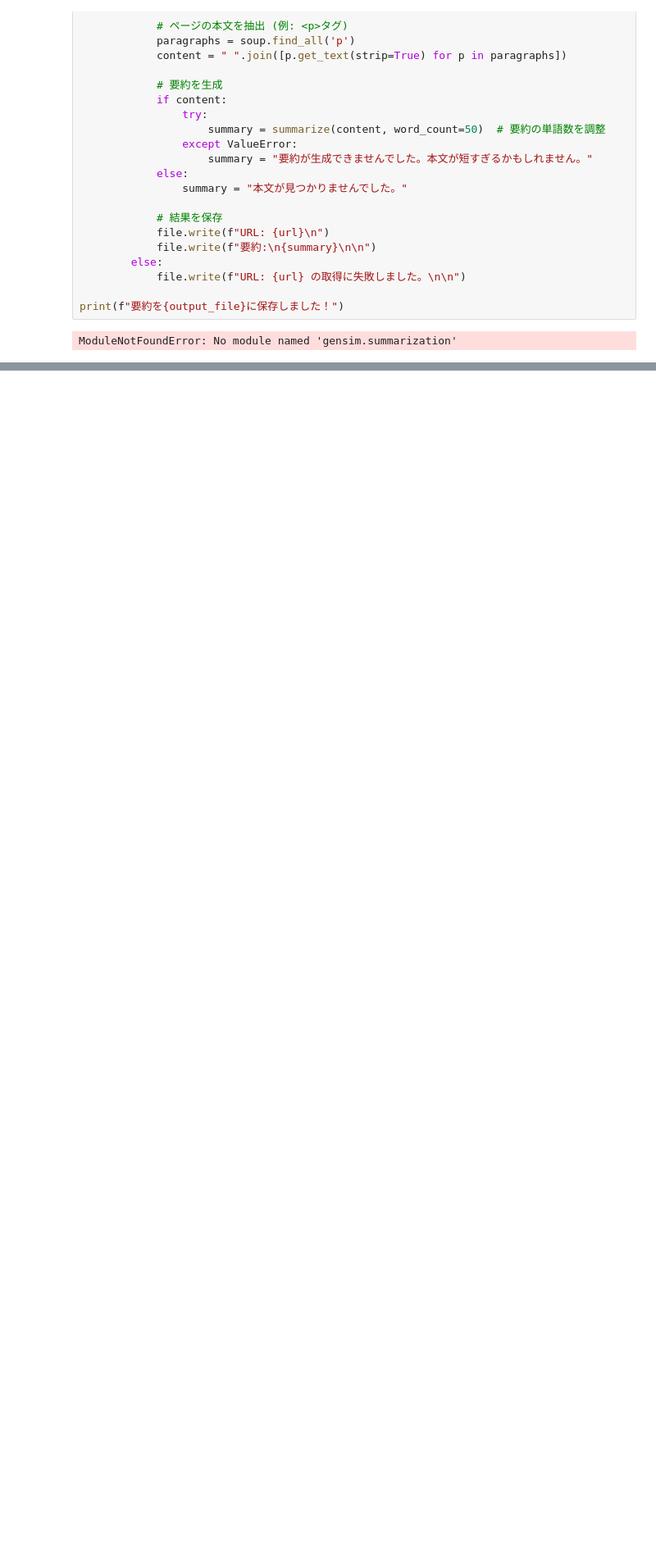
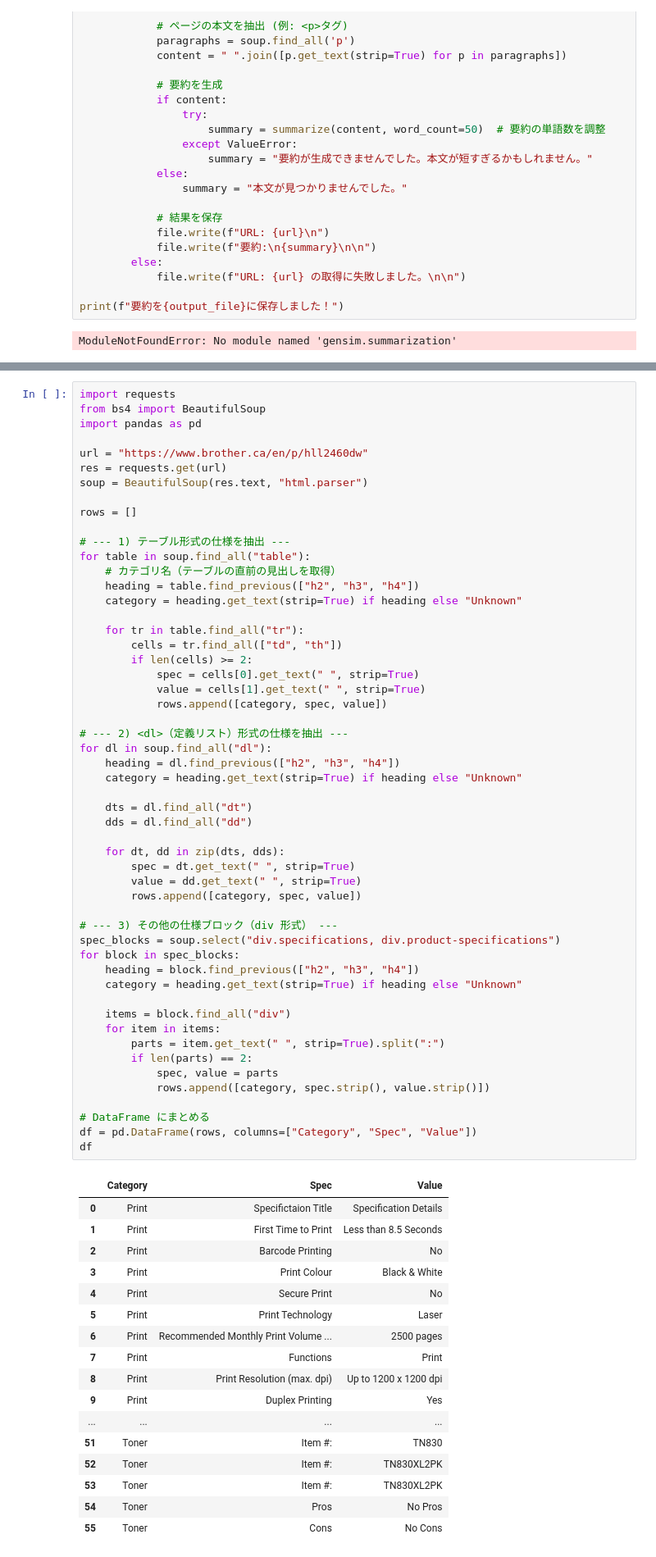
Before and after one commit to baronnavy/training, a Jupyter notebook: sample.ipynb, the cells around one changed output, grey strips where cells are left out. Shown at 82% size. Drawn from its saved outputs; the diff is of its cells as text; blank space fills up the shorter version.

```diff
--- a/sample.ipynb
+++ b/sample.ipynb
@@ -615,0 +713,71 @@ Brother HL‑L2460 / Brother HL‑L2400 / HP LaserJet Pro 3001 / HP LaserJet M20
+# %%
+import requests
+from bs4 import BeautifulSoup
+import pandas as pd
+
+url = "https://www.brother.ca/en/p/hll2460dw"
+res = requests.get(url)
+soup = BeautifulSoup(res.text, "html.parser")
+
+rows = []
+
+# --- 1) テーブル形式の仕様を抽出 ---
+for table in soup.find_all("table"):
+    # カテゴリ名（テーブルの直前の見出しを取得）
+    heading = table.find_previous(["h2", "h3", "h4"])
+    category = heading.get_text(strip=True) if heading else "Unknown"
+
+    for tr in table.find_all("tr"):
+        cells = tr.find_all(["td", "th"])
+        if len(cells) >= 2:
+            spec = cells[0].get_text(" ", strip=True)
+            value = cells[1].get_text(" ", strip=True)
+            rows.append([category, spec, value])
+
+# --- 2) <dl>（定義リスト）形式の仕様を抽出 ---
+for dl in soup.find_all("dl"):
+    heading = dl.find_previous(["h2", "h3", "h4"])
+    category = heading.get_text(strip=True) if heading else "Unknown"
+
+    dts = dl.find_all("dt")
+    dds = dl.find_all("dd")
+
+    for dt, dd in zip(dts, dds):
+        spec = dt.get_text(" ", strip=True)
+        value = dd.get_text(" ", strip=True)
+        rows.append([category, spec, value])
+
+# --- 3) その他の仕様ブロック（div 形式） ---
+spec_blocks = soup.select("div.specifications, div.product-specifications")
+for block in spec_blocks:
+    heading = block.find_previous(["h2", "h3", "h4"])
+    category = heading.get_text(strip=True) if heading else "Unknown"
+
+    items = block.find_all("div")
+    for item in items:
+        parts = item.get_text(" ", strip=True).split(":")
+        if len(parts) == 2:
+            spec, value = parts
+            rows.append([category, spec.strip(), value.strip()])
+
+# DataFrame にまとめる
+df = pd.DataFrame(rows, columns=["Category", "Spec", "Value"])
+df
+# %% [output]
+|  | Category | Spec | Value |
+| 0 | Print | Specifictaion Title | Specification Details |
+| 1 | Print | First Time to Print | Less than 8.5 Seconds |
+| 2 | Print | Barcode Printing | No |
+| 3 | Print | Print Colour | Black & White |
+| 4 | Print | Secure Print | No |
+| 5 | Print | Print Technology | Laser |
+| 6 | Print | Recommended Monthly Print Volume ... | 2500 pages |
+| 7 | Print | Functions | Print |
+| 8 | Print | Print Resolution (max. dpi) | Up to 1200 x 1200 dpi |
+| 9 | Print | Duplex Printing | Yes |
+| ... | ... | ... | ... |
+| 51 | Toner | Item #: | TN830 |
+| 52 | Toner | Item #: | TN830XL2PK |
+| 53 | Toner | Item #: | TN830XL2PK |
+| 54 | Toner | Pros | No Pros |
+| 55 | Toner | Cons | No Cons |
```
Also changed, not shown: parts of 6 cells of this notebook, 2 other files.
